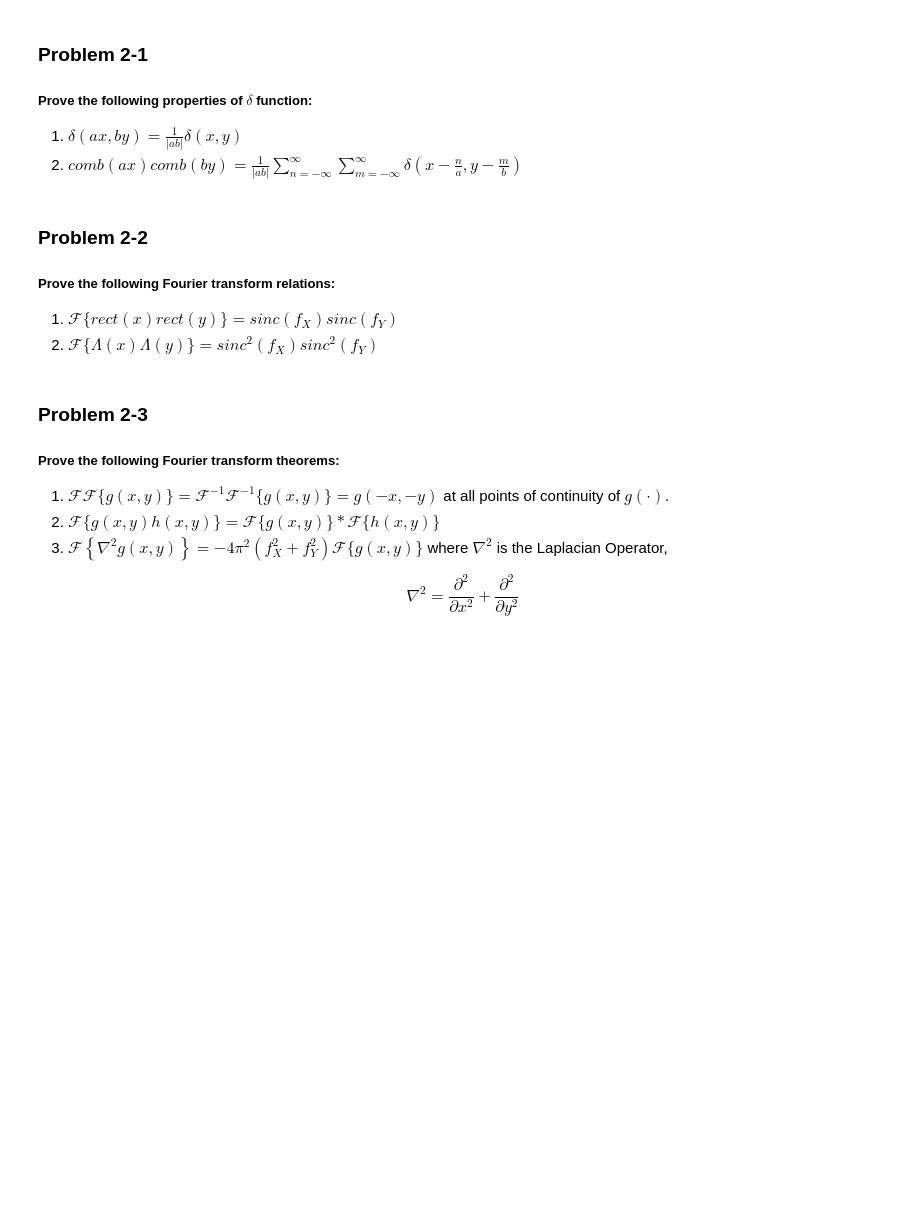
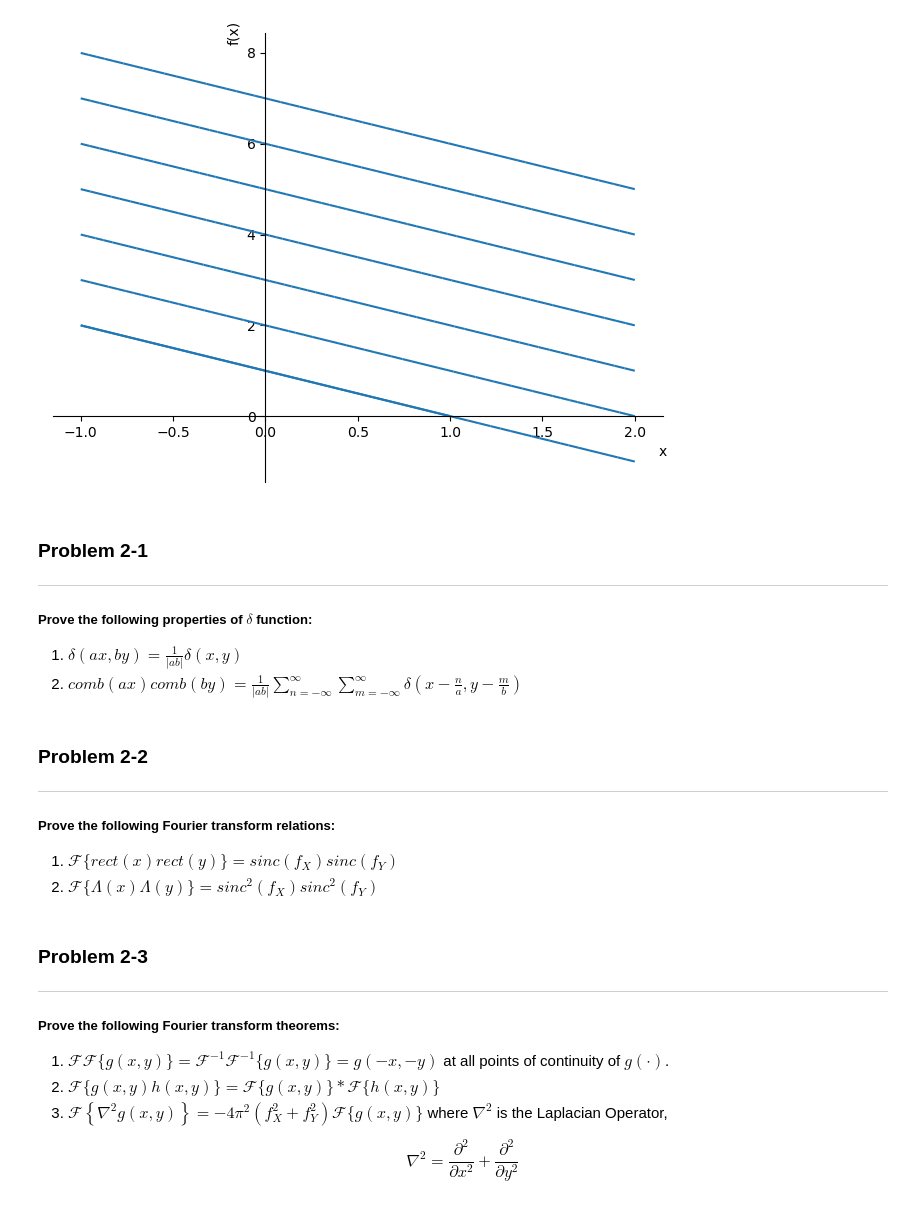
Before and after one commit to MarshallLindsay/Fourier-Optics-Goodman, a Jupyter notebook: Chapter2.ipynb, the cells around one changed output. Drawn from its saved outputs; the diff is of its cells as text; code cells hidden in the pictures; blank space fills up the shorter version.

```diff
--- a/Chapter2.ipynb
+++ b/Chapter2.ipynb
@@ -0,0 +47,7 @@
+# %%
+# As this is the first example in this notebook, let's do a quick validation that things are working correctly
+plt.close('all')
+
+x,y = symbols('x y')
+equation = x*y
+plot3d(equation, (x, -1, 1), (y, -1,1))
@@ -0,0 +57,8 @@
+# %%
+#Now our functions of interest
+plt.close('all')
+
+fx = 1
+fy = 1
+equation = exp(I * 2 * pi * (fx * x + fy * y))
+plot3d(equation, (x,-1,1), (y, -1,1))
@@ -1,20 +68,31 @@
+# %%
+plt.close('all')
+p = plot((-fx / fy)*x + (1 / fy), (x, -1,1), show=False)
+for n in range(1,8):
+    p1 = plot((-fx / fy)*x + (n / fy), (x, -1,2), show=False)
+    p2 = plot(1/sqrt(fx**2 + fy**2), (x,0,2), show=False)
+    p.append(p1[0])
+
+p.show()
+# %% [output]
+[figure, added]
 # %% [markdown]
 ### Problem 2-1
-
+---
 ##### Prove the following properties of $\delta$ function:
 
 1. $\delta(ax,by) = \frac{1}{|ab|} \delta(x,y)$
 2. $comb(ax)comb(by) = \frac{1}{|ab|}\sum^\infty_{n=-\infty} \sum^\infty_{m=-\infty} \delta(x-\frac{n}{a}, y - \frac{m}{b})$
 # %% [markdown]
 ### Problem 2-2
-
+---
 ##### Prove the following Fourier transform relations:
 
 1. $\mathcal{F} \{rect(x) rect(y)\} = sinc(f_X) sinc(f_Y)$
 2. $\mathcal{F} \{ \Lambda (x) \Lambda (y) \} = sinc^2(f_X) sinc^2(f_Y)$
 # %% [markdown]
 ### Problem 2-3
-
+---
 ##### Prove the following Fourier transform theorems:
 
 1. $\mathcal{F} \mathcal{F} \{g(x,y) \}  =  \mathcal{F}^{-1} \mathcal{F}^{-1} \{ g(x,y)\} = g(-x,-y)$ at all points of continuity of $g(\cdot)$.
```
Also changed, not shown: parts of 8 cells of this notebook, 1 other file.
